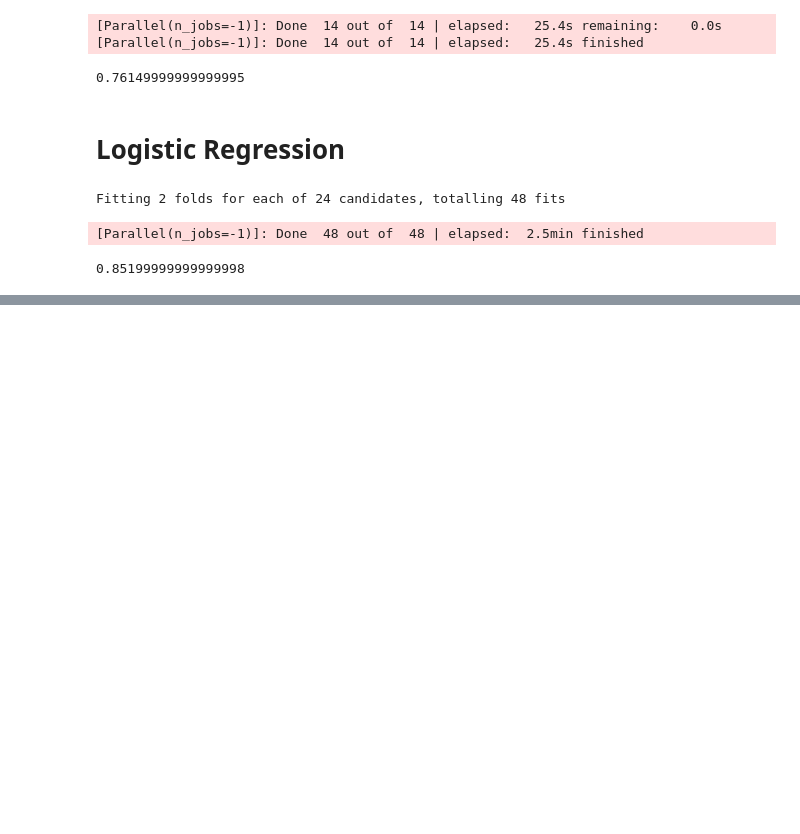
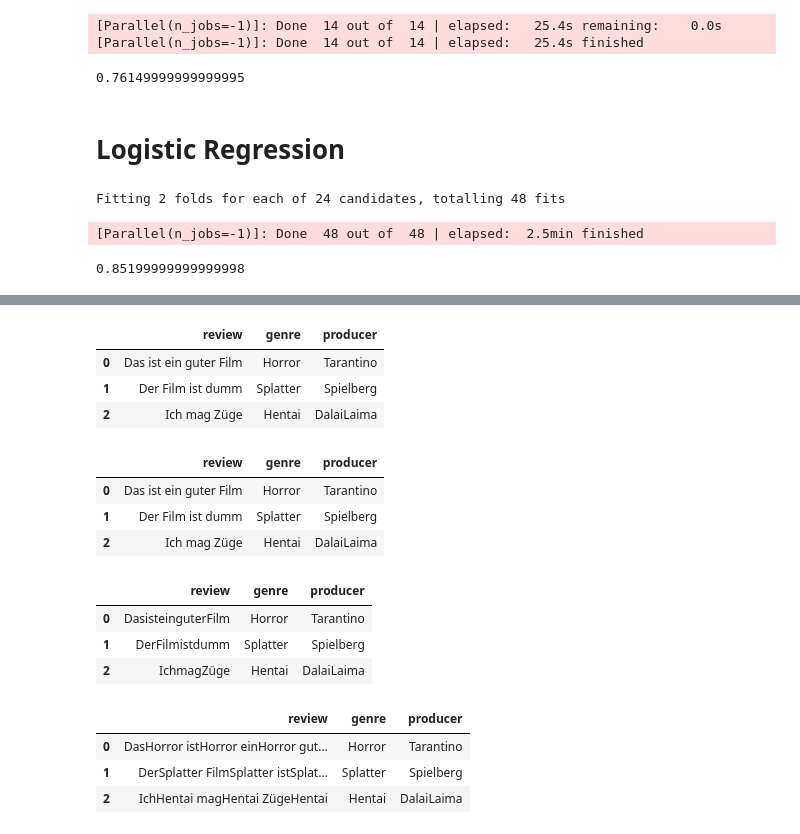
Before and after one commit to JoshuaGoerner/AppleSilverLords, a Jupyter notebook: notebooks/Feature Generation & first Baseline.ipynb, the cells around one changed output, grey strips where cells are left out. Saved outputs shown, nothing was run; the diff lists cells and outputs as text; code cells hidden in the pictures; blank space fills up the shorter version.

```diff
--- a/notebooks/Feature Generation & first Baseline.ipynb
+++ b/notebooks/Feature Generation & first Baseline.ipynb
@@ -179,0 +205,7 @@ lr.score(test_review, test_lbl)
+# %%
+df_test
+# %% [output]
+|  | review | genre | producer |
+| 0 | Das ist ein guter Film | Horror | Tarantino |
+| 1 | Der Film ist dumm | Splatter | Spielberg |
+| 2 | Ich mag Züge | Hentai | DalaiLaima |
@@ -179,0 +235,21 @@ lr.score(test_review, test_lbl)
+# %%
+df_test
+# %% [output]
+|  | review | genre | producer |
+| 0 | Das ist ein guter Film | Horror | Tarantino |
+| 1 | Der Film ist dumm | Splatter | Spielberg |
+| 2 | Ich mag Züge | Hentai | DalaiLaima |
+# %%
+col_concatter(df_test, "review", delim=" ")
+# %% [output]
+|  | review | genre | producer |
+| 0 | DasisteinguterFilm | Horror | Tarantino |
+| 1 | DerFilmistdumm | Splatter | Spielberg |
+| 2 | IchmagZüge | Hentai | DalaiLaima |
+# %%
+review_concatter(df_test, concat="genre")
+# %% [output]
+|  | review | genre | producer |
+| 0 | DasHorror istHorror einHorror gut... | Horror | Tarantino |
+| 1 | DerSplatter FilmSplatter istSplat... | Splatter | Spielberg |
+| 2 | IchHentai magHentai ZügeHentai | Hentai | DalaiLaima |
```
Also changed, not shown: parts of 15 cells of this notebook, 6 other files.
